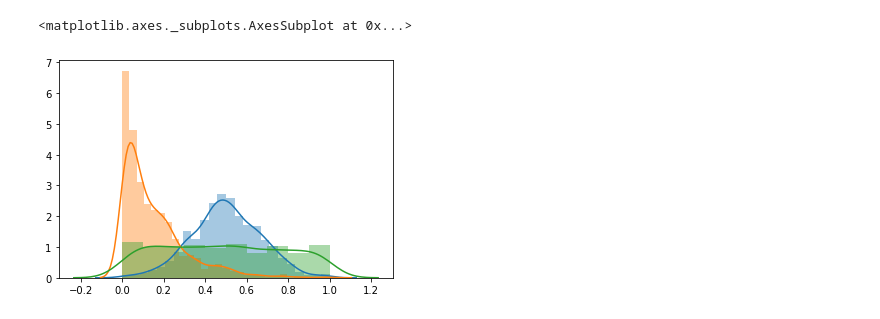
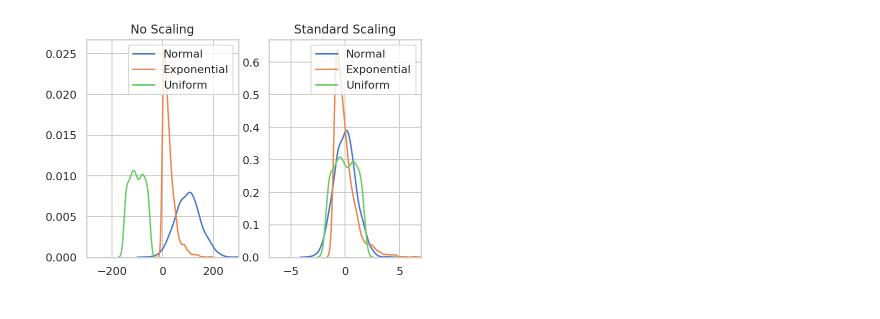
Before and after one commit to JavierOramas/HGML, a Jupyter notebook: lesson5.ipynb, the cells around one changed output. Drawn from its saved outputs; the diff is of its cells as text; code cells hidden in the pictures.

```diff
--- a/lesson5.ipynb
+++ b/lesson5.ipynb
@@ -31,13 +60,7 @@ sns.distplot(
-# %%
-sns.distplot(
-    min_max_scaled[:,0]
-)
-sns.distplot(
-    min_max_scaled[:,1]
-)
-sns.distplot(
-    min_max_scaled[:,2]
-)
-# %% [output]
-<matplotlib.axes._subplots.AxesSubplot at 0x...>
-[figure, removed]
+# %%
+from sklearn.preprocessing import StandardScaler
+
+stand_scaled = StandardScaler().fit_transform(data)
+plot_scaling_result(data, stand_scaled, 'Standard Scaling', (-7, 7))
+# %% [output]
+[figure, added]
```
Also changed, not shown: parts of 10 cells of this notebook.
